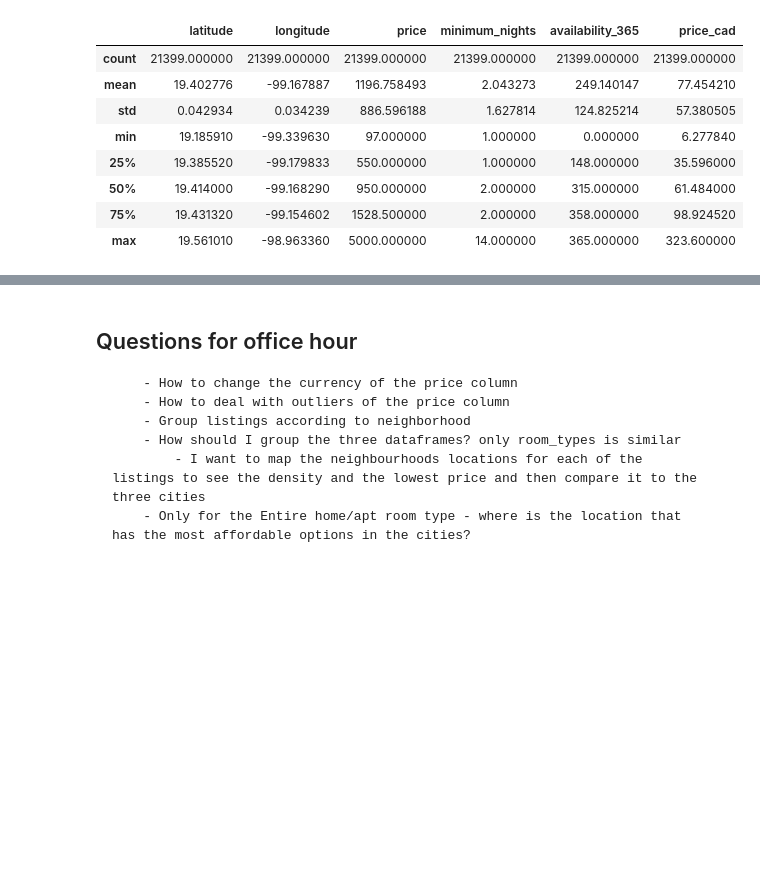
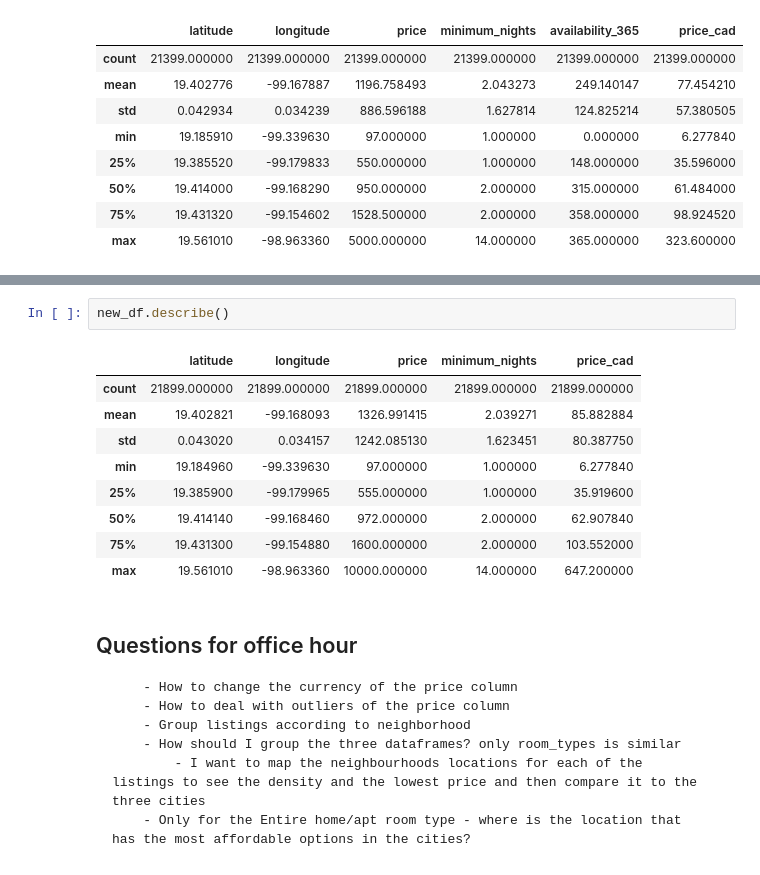
Before and after one commit to ubco-W2022T2-data301/project-group-group21, a Jupyter notebook: analysis/analysis2.ipynb, the cells around one changed output, grey strips where cells are left out. Drawn from its saved outputs; the diff is of its cells as text; blank space fills up the shorter version.

```diff
--- a/analysis/analysis2.ipynb
+++ b/analysis/analysis2.ipynb
@@ -294,3 +309,15 @@ plot4.set(title="Room type VS. Price")
+# %%
+new_df.describe()
+# %% [output]
+|  | latitude | longitude | price | minimum_nights | price_cad |
+| count | 21899.000000 | 21899.000000 | 21899.000000 | 21899.000000 | 21899.000000 |
+| mean | 19.402821 | -99.168093 | 1326.991415 | 2.039271 | 85.882884 |
+| std | 0.043020 | 0.034157 | 1242.085130 | 1.623451 | 80.387750 |
+| min | 19.184960 | -99.339630 | 97.000000 | 1.000000 | 6.277840 |
+| 25% | 19.385900 | -99.179965 | 555.000000 | 1.000000 | 35.919600 |
+| 50% | 19.414140 | -99.168460 | 972.000000 | 2.000000 | 62.907840 |
+| 75% | 19.431300 | -99.154880 | 1600.000000 | 2.000000 | 103.552000 |
+| max | 19.561010 | -98.963360 | 10000.000000 | 14.000000 | 647.200000 |
 # %% [markdown]
 ## Questions for office hour
         - How to change the currency of the price column
```
Also changed, not shown: parts of 4 cells of this notebook.
